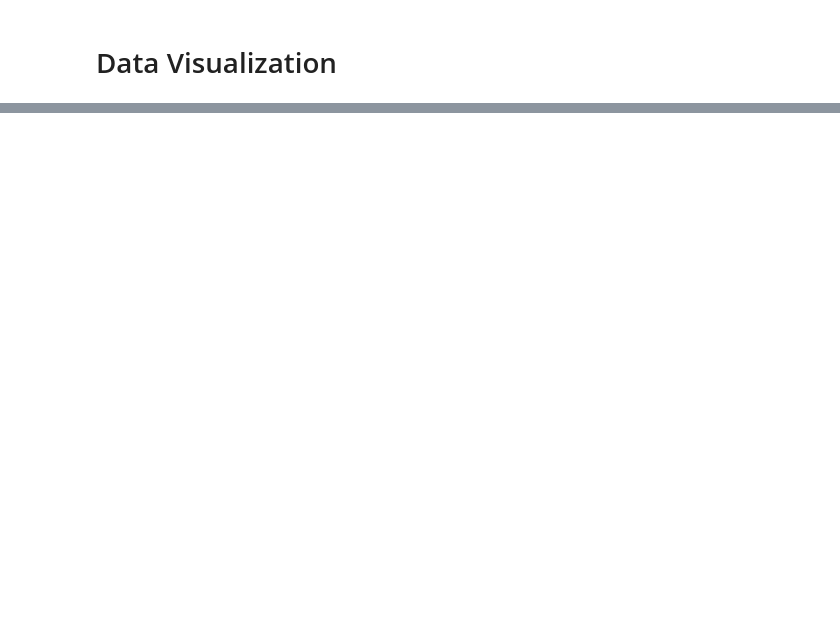
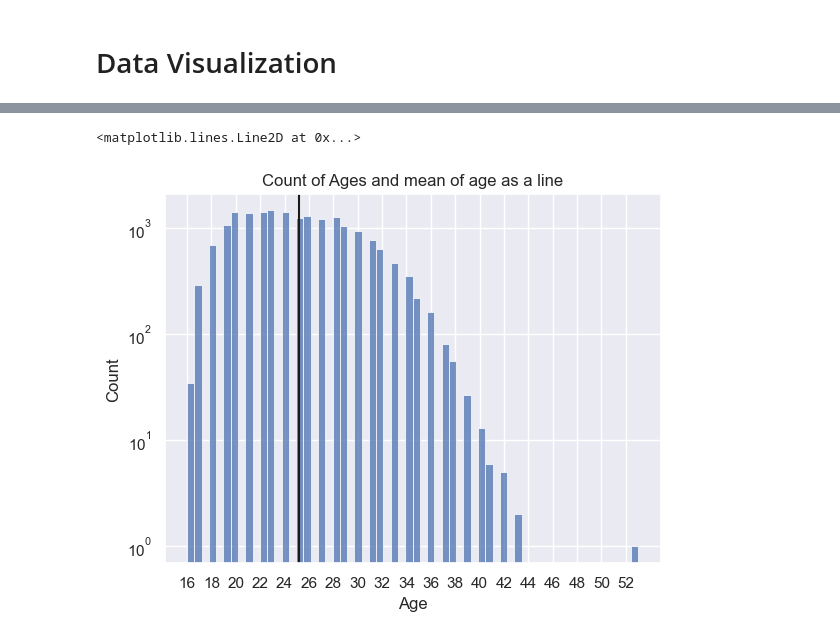
Before and after one commit to danebencedavid/dataCleaning_FIFA21, a Jupyter notebook: fifa21_cleaning_viz.ipynb, the cells around one changed output, grey strips where cells are left out. Saved outputs shown, nothing was run; the diff lists cells and outputs as text; code cells hidden in the pictures; blank space fills up the shorter version.

Commit message:
data viz of age and top 10 players by wage

```diff
--- a/fifa21_cleaning_viz.ipynb
+++ b/fifa21_cleaning_viz.ipynb
@@ -229,7 +229,7 @@ for x in range(len(df['Wage'])):
     if 'p' in df['Wage'][x]:
         new_wage = df['Wage'][x].replace('p','')
         new_wage = int(new_wage)
-    test_wage.append(new_wage)
+    test_wage.append(int(new_wage))
 # %%
 df['Wage'] = test_wage
 # %%
@@ -257,0 +269,15 @@ TypeError: Column 'Wage' has dtype object, cannot use method 'nlargest' with thi
+# %%
+oldest = df.nlargest(n=1,columns=['Age'])
+oldest = int(oldest['Age'])
+# %%
+youngest = df.nsmallest(n=1,columns=['Age'])
+youngest = int(youngest['Age'])
+# %%
+sns.set_theme()
+v = sns.histplot(data=df,x='Age',log=True)
+v.set_xticks(range(youngest,oldest+1,2));
+v.set_title("Count of Ages and mean of age as a line")
+v.axvline(df['Age'].mean(),color='k')
+# %% [output]
+<matplotlib.lines.Line2D at 0x...>
+[figure, added]
```
Also changed, not shown: parts of 4 cells of this notebook.
